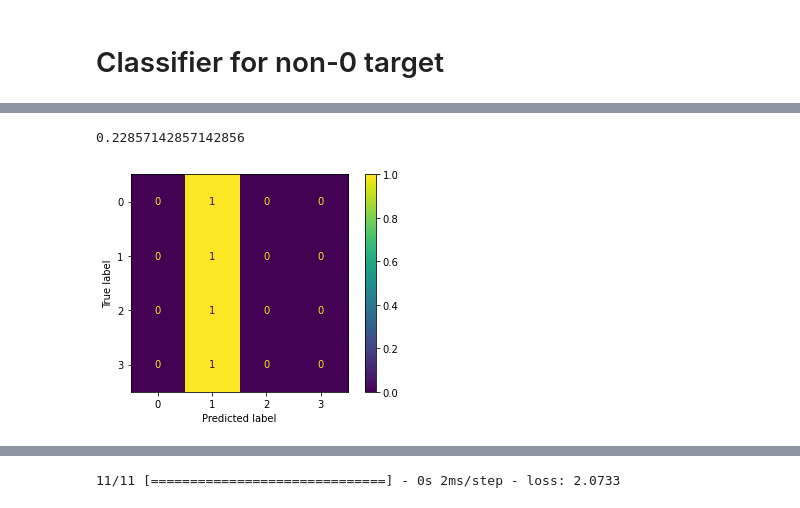
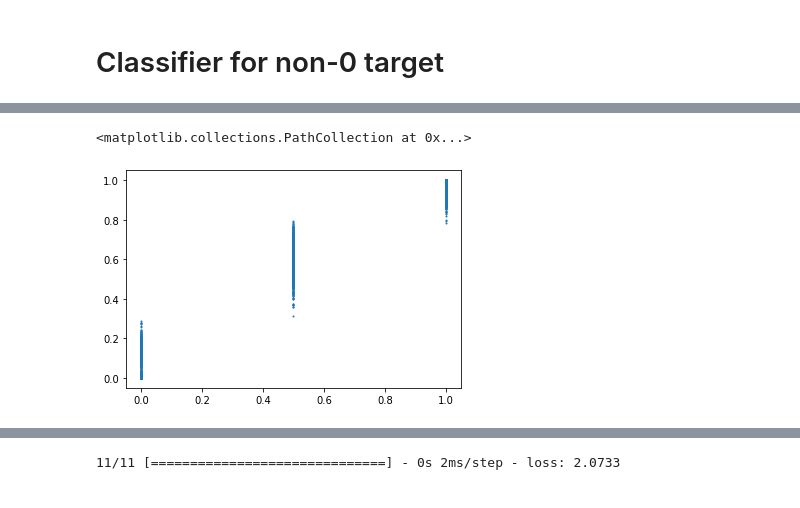
Before and after one commit to annaliu0717/DL2122_Project, a Jupyter notebook: hd_uci_analysis.ipynb, the cells around one changed output, grey strips where cells are left out. Saved outputs shown, nothing was run; the diff lists cells and outputs as text; code cells hidden in the pictures.

```diff
--- a/hd_uci_analysis.ipynb
+++ b/hd_uci_analysis.ipynb
@@ -236,7 +240,7 @@ for i, col in enumerate(X_train.columns):
     else:
         for t in range(1,5):
             axes[i].hist(X_train[y_train==t][col],
-                         bins=10, alpha=0.5, label=str(t), width=0.05)
+                         bins=10, alpha=0.5, label=str(t), width=0.1)
     axes[i].set_title(col)
 axes[0].legend()
 # %% [output]
@@ -664,0 +411,5 @@ def pair_data(features, scores=None, q=1, return_prob=True):
+# %%
+post_multi_data = multi_dataset.copy()
+dropped_list = ['asy_ang', 'normal_type', 'fixed', 'Fasting_Blood_Sugar', 'Colestrol']
+post_multi_data = post_multi_data.drop(dropped_list, axis=1)
+X_train, X_test, y_train, y_test = split_data(post_multi_data, test_size=0.5, stratify=True)
@@ -664,0 +663,5 @@ def pair_data(features, scores=None, q=1, return_prob=True):
+# %%
+a = torch.rand(5, 10, 1)
+b = torch.ones(5, 10, 1)
+alpha = torch.rand()
+binary_focal_loss_with_logits(a, b)
@@ -729,0 +720,21 @@ Epoch 50/50
+# %%
+multi_dataset = data_w_hd_diff.copy()
+X_train, X_test, y_train, y_test = split_data(post_multi_data, test_size=0.1, random_seed=1234)
+features = X_train.copy().values
+scores = y_train.values - 1
+xi, xj, pij, pair_id, pair_query_id = pair_data(features, scores=scores, q=1, return_prob=True)
+
+features = X_test.values
+scores = y_test.values - 1
+xi_test, xj_test, pij_test, pair_id_test, _ = pair_data(features, scores=scores, return_prob=True)
+
+tensor_x_i = torch.from_numpy(xi).float()
+tensor_x_j = torch.from_numpy(xj).float()
+tensor_pij = torch.from_numpy(pij).float()
+tensor_pair_id = torch.Tensor(pair_id)
+tensor_x_test_i = torch.from_numpy(xi_test).float()
+tensor_x_test_j = torch.from_numpy(xj_test).float()
+tensor_pij_test = torch.from_numpy(pij_test).float()
+dataset = TensorDataset(torch.concat([tensor_x_i, tensor_x_j], dim=1),
+                        torch.concat([tensor_pij.view(-1, 1), tensor_pair_id], dim=1)) # create your datset
+train_loader = DataLoader(dataset, batch_size=10, shuffle=True)
@@ -730,14 +833,16 @@ Epoch 50/50
 # %%
 features = X_train.values
 scores = y_train.values - 1
 xi_test, xj_test, pij_test, pair_id_test, _ = pair_data(features, scores=scores, return_prob=True)
-result = ranknet.predict(([xi_test, xj_test]))
-predictions = restore_score_from_rank(result, pair_id_test)
+with torch.no_grad():
+    result = ranknet(torch.from_numpy(xi_test).float(),
+                     torch.from_numpy(xj_test).float())
+predictions = restore_score_from_rank(torch.sigmoid(result), pair_id_test)
 predictions[predictions>3]=3
-confusion_matrix_display(y_train.values, predictions+1)
-print(np.mean(y_train.values == (predictions+1)))
-#plt.scatter(pij_test, result, s=1)
+#confusion_matrix_display(y_train.values, predictions+1)
+#print(np.mean(y_train.values == (predictions+1)))
+plt.scatter(pij_test, torch.sigmoid(result), s=1)
 # %% [output]
-0.22857142857142856
+<matplotlib.collections.PathCollection at 0x...>
-[figure, old version]
+[figure, new version]
 # %%
```
Also changed, not shown: parts of 61 cells of this notebook.
